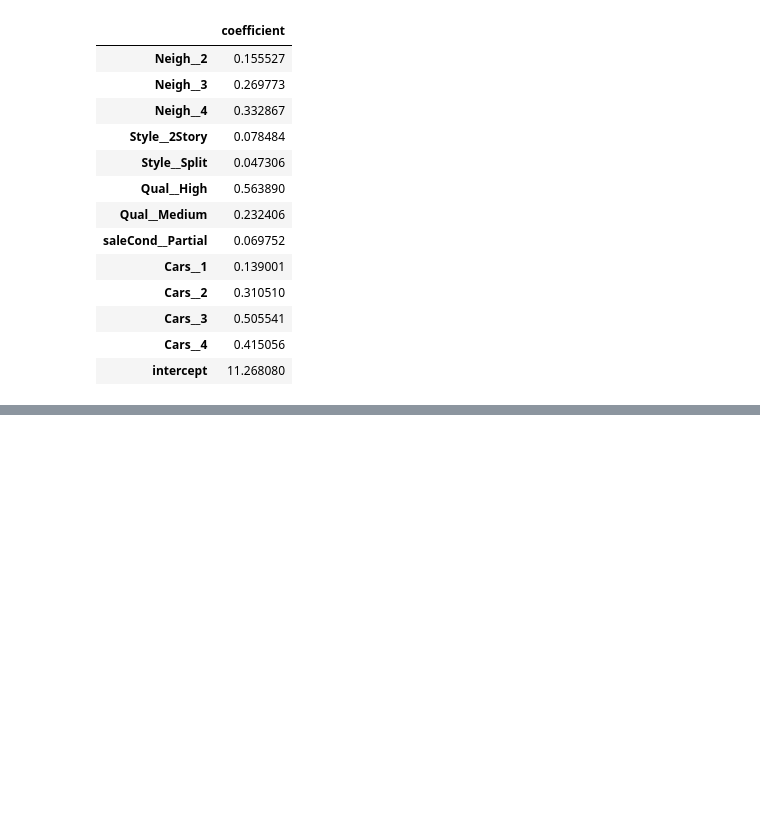
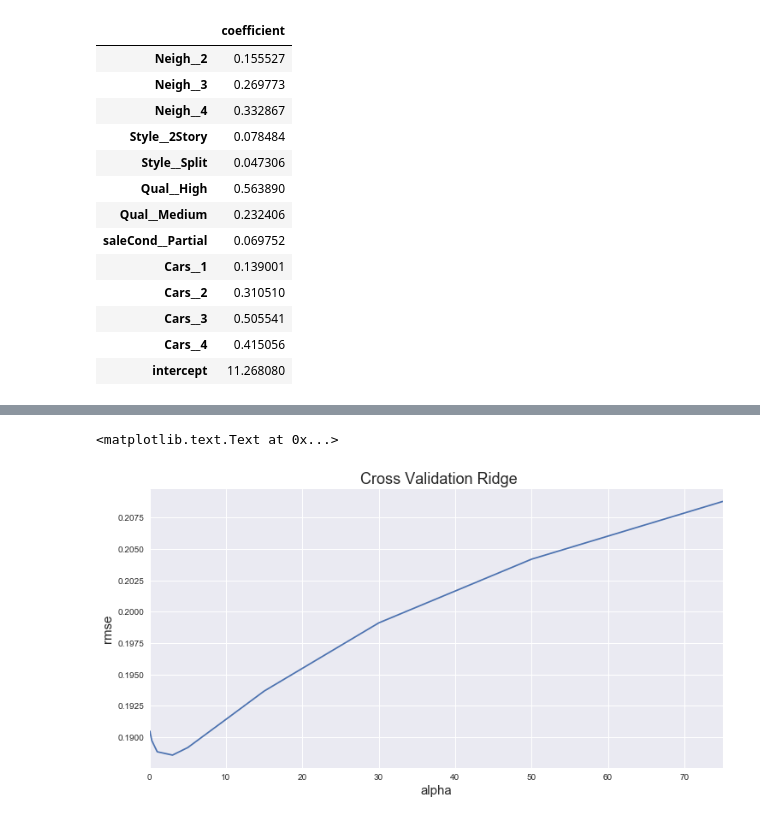
Before and after one commit to chun9men9/WIC_MLProject, a Jupyter notebook: Wing/Project_3_LinearRegression.ipynb, the cells around one changed output, grey strips where cells are left out. Saved outputs shown, nothing was run; the diff lists cells and outputs as text; code cells hidden in the pictures; blank space fills up the shorter version.

```diff
--- a/Wing/Project_3_LinearRegression.ipynb
+++ b/Wing/Project_3_LinearRegression.ipynb
@@ -869,0 +1253,26 @@ Warnings:
+# %%
+# Create training and test sets
+
+try:  # train_test_split was moved in 0.18.0
+    from sklearn.model_selection import train_test_split
+except:  # Following import works through 0.19 but outputs a warning in 0.18
+    from sklearn.cross_validation import train_test_split
+X_train, X_test, y_train, y_test = train_test_split(X, y, test_size=0.2, random_state=8)
+# %%
+def rmse_cv(model):
+    rmse= np.sqrt(-cross_val_score(model, X_train, y_train, scoring="neg_mean_squared_error", cv = 5))
+    return(rmse)
+# %%
+model_ridge = Ridge()
+alphas = [0.05, 0.1, 0.3, 1, 3, 5, 10, 15, 30, 50, 75]
+cv_ridge = [rmse_cv(Ridge(alpha = alpha)).mean()
+            for alpha in alphas]
+# %%
+mpl.rcParams['figure.figsize'] = (12.0, 6.0)
+cv_ridge = pd.Series(cv_ridge, index = alphas)
+cv_ridge.plot(title = " Cross Validation Ridge")
+plt.xlabel("alpha")
+plt.ylabel("rmse")
+# %% [output]
+<matplotlib.text.Text at 0x...>
+[figure, added]
```
Also changed, not shown: parts of 61 cells of this notebook.
